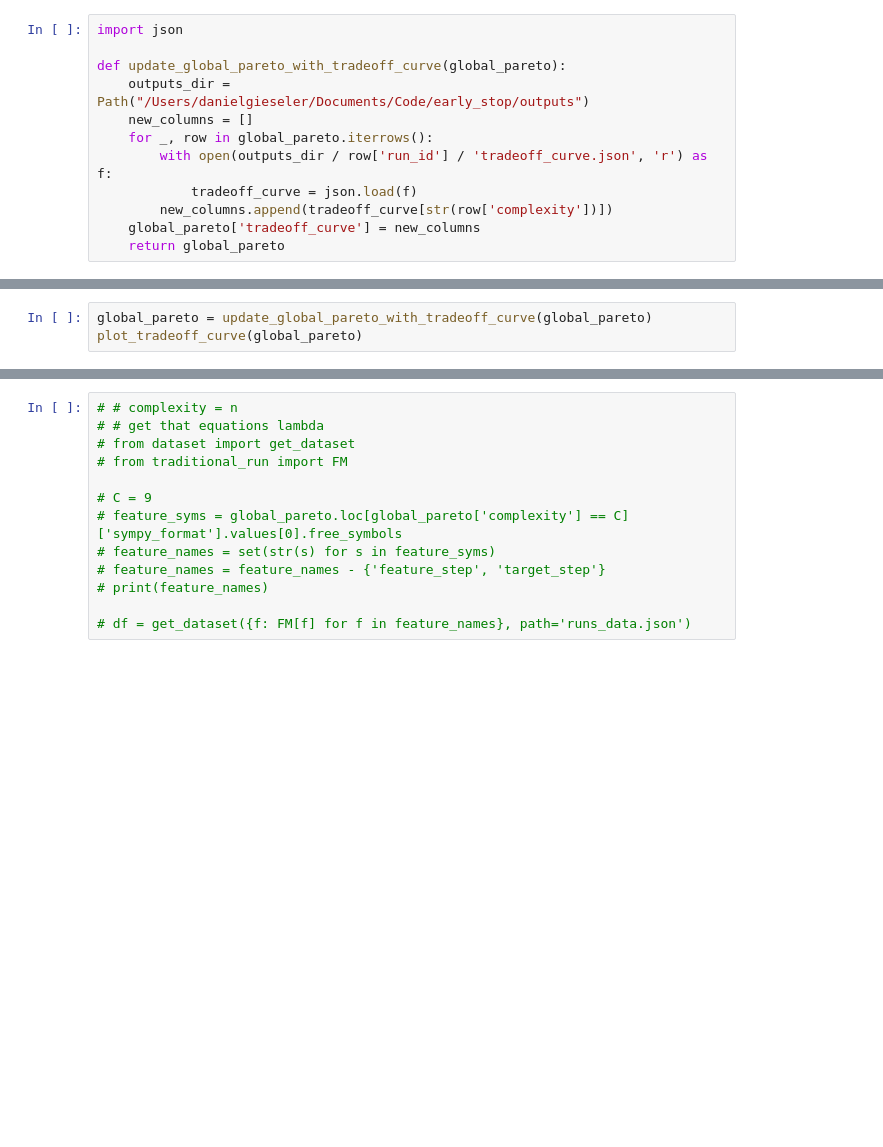
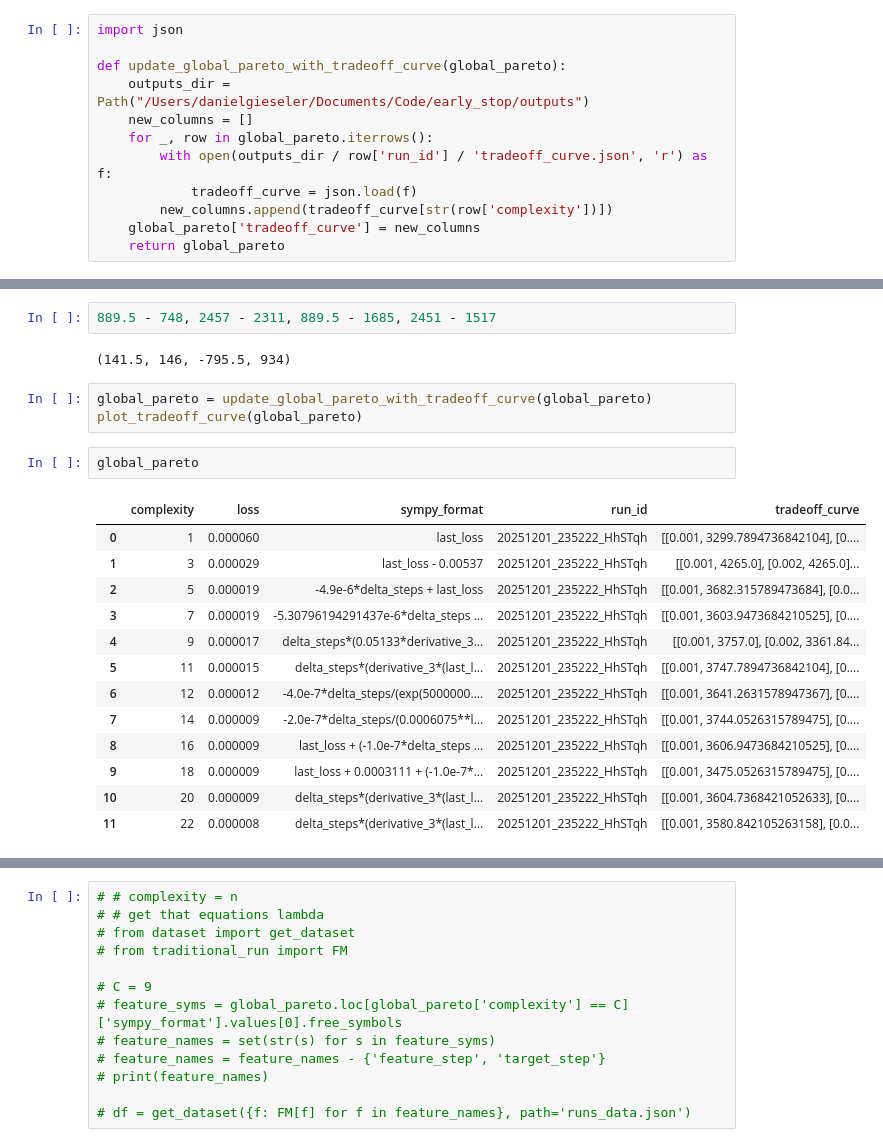
Before and after one commit to daniel-gieseler/early_stop, a Jupyter notebook: src/traditional_dashboard.ipynb, the cells around one changed output, grey strips where cells are left out. Saved outputs shown, nothing was run; the diff lists cells and outputs as text; blank space fills up the shorter version.

```diff
--- a/src/traditional_dashboard.ipynb
+++ b/src/traditional_dashboard.ipynb
@@ -296,6 +216,26 @@ global_pareto = display_global_pareto_front(all_equations)
+# %%
+889.5 - 748, 2457 - 2311, 889.5 - 1685, 2451 - 1517
+# %% [output]
+(141.5, 146, -795.5, 934)
 # %%
 global_pareto = update_global_pareto_with_tradeoff_curve(global_pareto)
 plot_tradeoff_curve(global_pareto)
+# %%
+global_pareto
+# %% [output]
+|  | complexity | loss | sympy_format | run_id | tradeoff_curve |
+| 0 | 1 | 0.000060 | last_loss | 20251201_235222_HhSTqh | [[0.001, 3299.7894736842104], [0.... |
+| 1 | 3 | 0.000029 | last_loss - 0.00537 | 20251201_235222_HhSTqh | [[0.001, 4265.0], [0.002, 4265.0]... |
+| 2 | 5 | 0.000019 | -4.9e-6*delta_steps + last_loss | 20251201_235222_HhSTqh | [[0.001, 3682.315789473684], [0.0... |
+| 3 | 7 | 0.000019 | -5.30796194291437e-6*delta_steps ... | 20251201_235222_HhSTqh | [[0.001, 3603.9473684210525], [0.... |
+| 4 | 9 | 0.000017 | delta_steps*(0.05133*derivative_3... | 20251201_235222_HhSTqh | [[0.001, 3757.0], [0.002, 3361.84... |
+| 5 | 11 | 0.000015 | delta_steps*(derivative_3*(last_l... | 20251201_235222_HhSTqh | [[0.001, 3747.7894736842104], [0.... |
+| 6 | 12 | 0.000012 | -4.0e-7*delta_steps/(exp(5000000.... | 20251201_235222_HhSTqh | [[0.001, 3641.2631578947367], [0.... |
+| 7 | 14 | 0.000009 | -2.0e-7*delta_steps/(0.0006075**l... | 20251201_235222_HhSTqh | [[0.001, 3744.0526315789475], [0.... |
+| 8 | 16 | 0.000009 | last_loss + (-1.0e-7*delta_steps ... | 20251201_235222_HhSTqh | [[0.001, 3606.9473684210525], [0.... |
+| 9 | 18 | 0.000009 | last_loss + 0.0003111 + (-1.0e-7*... | 20251201_235222_HhSTqh | [[0.001, 3475.0526315789475], [0.... |
+| 10 | 20 | 0.000009 | delta_steps*(derivative_3*(last_l... | 20251201_235222_HhSTqh | [[0.001, 3604.7368421052633], [0.... |
+| 11 | 22 | 0.000008 | delta_steps*(derivative_3*(last_l... | 20251201_235222_HhSTqh | [[0.001, 3580.842105263158], [0.0... |
 # %%
 compute_feature_rank_df(all_equations)
 # %% [output]
```
Also changed, not shown: parts of 11 cells of this notebook, 14 other files.
